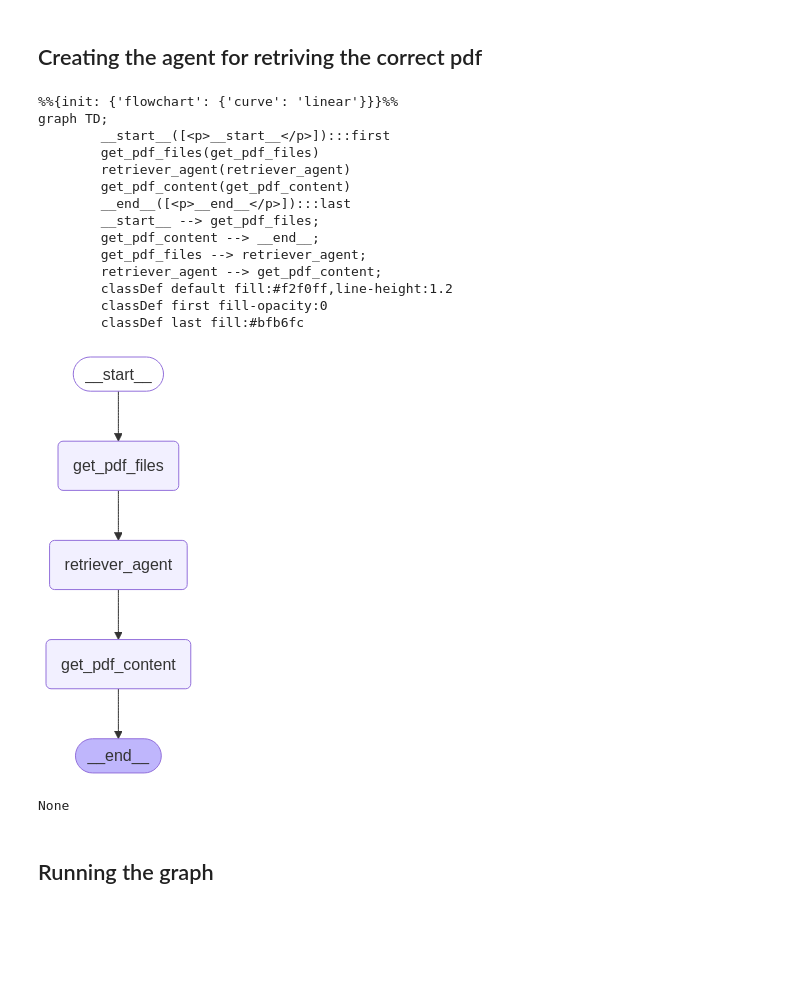
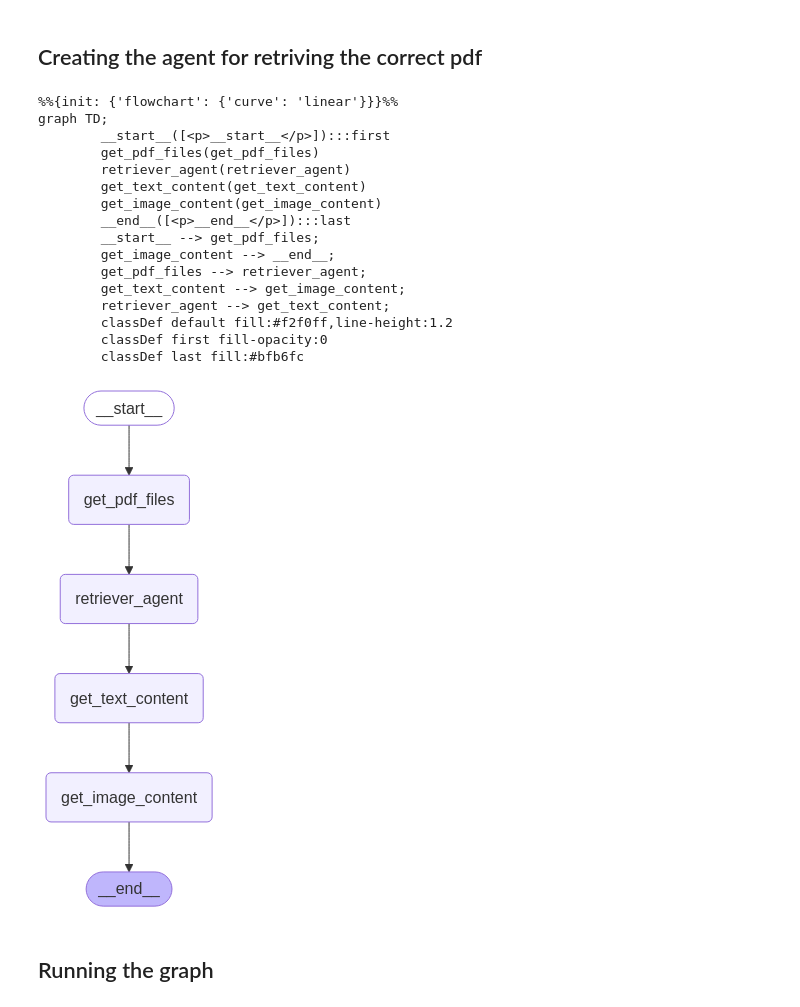
Before and after one commit to CogitoNTNU/cogitoxinfor-agents, a Jupyter notebook: teodor/langgraph/notebooks/mvp_graph.ipynb, the cells around one changed output. Cells and saved outputs as stored; diff of their text form; code cells hidden in the pictures; blank space fills up the shorter version.

```diff
--- a/teodor/langgraph/notebooks/mvp_graph.ipynb
+++ b/teodor/langgraph/notebooks/mvp_graph.ipynb
@@ -187,7 +189,7 @@ GET_PDF_FILES = "get_pdf_files"
 GET_PDF_CONTENT = "get_pdf_content"
 
 
-class Image(BaseModel):
+class PDF_Image(BaseModel):
     id: uuid.UUID
     content: str
     page_number: int
@@ -195,8 +197,7 @@ class Image(BaseModel):
 class PDF(BaseModel):
     id: uuid.UUID
     documents: Annotated[List[Document], operator.add] = Field(default_factory=list)
-    images: Annotated[List[Image], operator.add] = Field(default_factory=list)
-
+    images: Annotated[List[PDF_Image], operator.add] = Field(default_factory=list)
 
 class InputState(BaseModel):
     requirements: List[str]
@@ -286,8 +287,7 @@ class RetrieverOutput(BaseModel):
 
 RETRIEVER_AGENT = "retriever_agent"
 
-
-def create_retrieve_agent(chat_prompt: str, parser: BaseModel = None):
+def create_retrieve_agent(chat_prompt: str, agent_name: str, parser: BaseModel = None):
 
     def agent(state):
         llm = load_model(model_name=state.llm_model_name)
@@ -300,6 +300,8 @@ def create_retrieve_agent(chat_prompt: str, parser: BaseModel = None):
         llm_with_structured_output = llm.with_structured_output(schema=parser)
         try:
             response = llm_with_structured_output.invoke(prompt)
+            print(f"Response: {response}")
+            #response.agent_name = agent_name
             chosen_files = response.pdf_files
             state.chosen_files = chosen_files
 
@@ -319,6 +321,7 @@ def create_retrieve_agent(chat_prompt: str, parser: BaseModel = None):
 retriever_agent = create_retrieve_agent(
     chat_prompt=retrieve_prompt,
     parser=RetrieverOutput,
+    agent_name=RETRIEVER_AGENT
 )
 # %%
 import base64
@@ -367,14 +431,16 @@ def get_pdf_content_agent(state: AgentState) -> AgentState:
 # %%
-builder = StateGraph(AgentState)
+builder = StateGraph(state_schema=AgentState, input=InputState)
 
 builder.add_node(GET_PDF_FILES, get_pdf_files)
 builder.add_node(RETRIEVER_AGENT, retriever_agent)
-builder.add_node(GET_PDF_CONTENT, get_pdf_content_agent)
+builder.add_node(GET_TEXT_CONTENT, get_text_content)
+builder.add_node(GET_IMAGE_CONTENT, image_content_agent)
 
 builder.add_edge(START, GET_PDF_FILES)
 builder.add_edge(GET_PDF_FILES, RETRIEVER_AGENT)
-builder.add_edge(RETRIEVER_AGENT, GET_PDF_CONTENT)
-builder.add_edge(GET_PDF_CONTENT, END)
+builder.add_edge(RETRIEVER_AGENT, GET_TEXT_CONTENT)
+builder.add_edge(GET_TEXT_CONTENT, GET_IMAGE_CONTENT)
+builder.add_edge(GET_IMAGE_CONTENT, END)
 
 
 memory = MemorySaver()
@@ -387,20 +453,21 @@ graph TD;
         __start__([<p>__start__</p>]):::first
         get_pdf_files(get_pdf_files)
         retriever_agent(retriever_agent)
-        get_pdf_content(get_pdf_content)
+        get_text_content(get_text_content)
+        get_image_content(get_image_content)
         __end__([<p>__end__</p>]):::last
         __start__ --> get_pdf_files;
-        get_pdf_content --> __end__;
+        get_image_content --> __end__;
         get_pdf_files --> retriever_agent;
-        retriever_agent --> get_pdf_content;
+        get_text_content --> get_image_content;
+        retriever_agent --> get_text_content;
         classDef default fill:#f2f0ff,line-height:1.2
         classDef first fill-opacity:0
         classDef last fill:#bfb6fc
 # %%
-print(display(Image(graph.get_graph().draw_mermaid_png())))
+display(Image(graph.get_graph().draw_mermaid_png()))
 # %% [output]
-[figure, old version]
+[figure, new version]
-None
 # %% [markdown]
 ## Running the graph
 # %%
```
Also changed, not shown: parts of 10 cells of this notebook, 5 other files.
